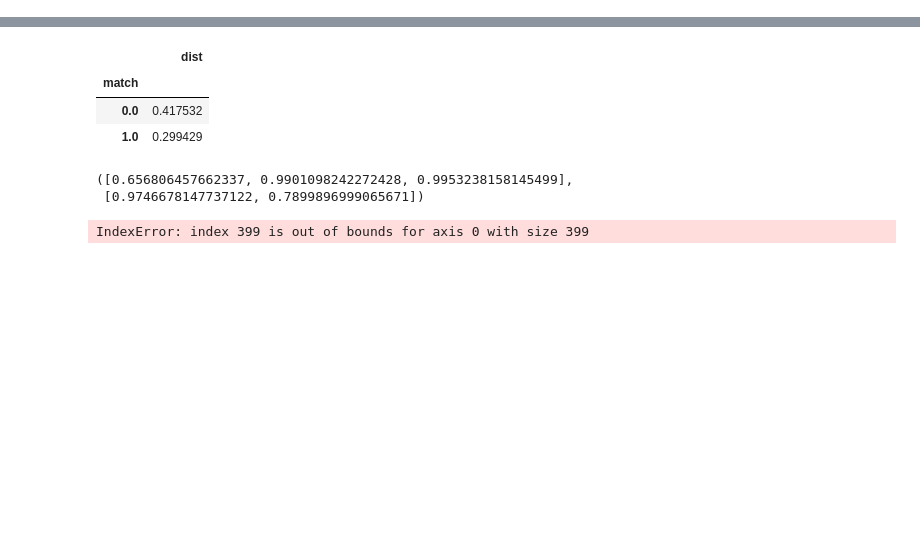
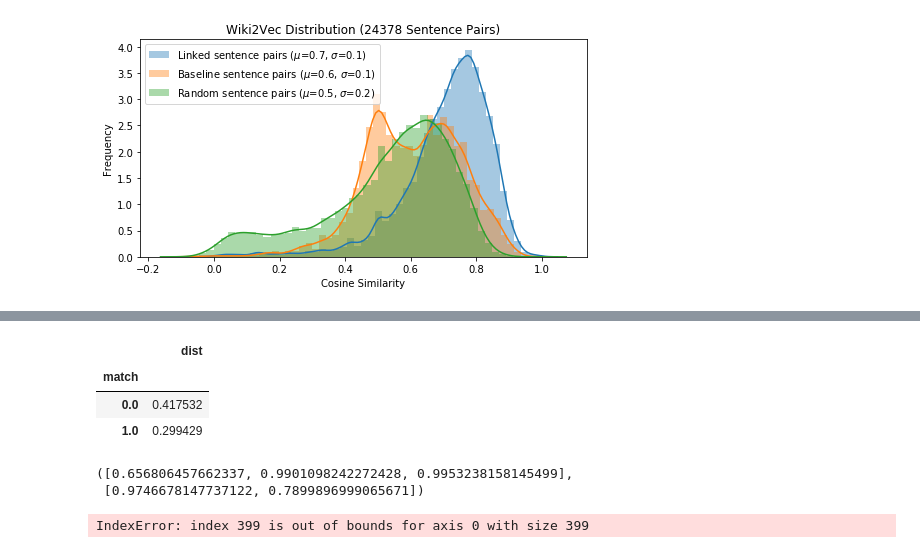
Before and after one commit to knowbodynos/wikontext, a Jupyter notebook: nb/sentences.ipynb, the cells around one changed output, grey strips where cells are left out. Saved outputs shown, nothing was run; the diff lists cells and outputs as text; code cells hidden in the pictures; blank space fills up the shorter version.

```diff
--- a/nb/sentences.ipynb
+++ b/nb/sentences.ipynb
@@ -192,0 +356,18 @@ sent_df = pd.read_csv(data_path + '/clickstream-enwiki-2018-08-sentences.tsv', s
+# %%
+X_3 = wiki2vec_vectors[[0, 3]].transpose((1, 0, 2)).reshape((wiki2vec_vectors.shape[1], 2000))[sent_df.match == 1]
+X_3 = np.concatenate([X_3, first_wiki2vec_sims[sent_df.match == 1].reshape((-1, 1))], axis = 1)
+# %%
+logreg = LogisticRegression(random_state = 0, solver = 'lbfgs',
+                            multi_class = 'multinomial').fit(X_train, y_train)
+logreg_y_pred = logreg.predict(X_test)
+# %%
+probs = logreg.predict_proba(X_test)[:, 1]
+min_len = min(probs[y_test == 1].size, probs[y_test == 0].size)
+
+linked_probs = np.random.choice(probs[y_test == 1], size = min_len)
+rand_probs = np.random.choice(probs[y_test == 0], size = min_len)
+first_probs = np.random.choice(logreg.predict_proba(X_3)[:, 1], size = min_len)
+# %%
+linked_sims = np.random.choice(X_test[y_test == 1][:, -1], size = min_len)
+rand_sims = np.random.choice(X_test[y_test == 0][:, -1], size = min_len)
+first_sims = np.random.choice(X_3[:, -1], size = min_len)
@@ -192,0 +465,18 @@ sent_df = pd.read_csv(data_path + '/clickstream-enwiki-2018-08-sentences.tsv', s
+# %%
+fig = plt.figure(figsize = (8, 4))
+mu = linked_sims.mean()
+sigma = linked_sims.std()
+sns.distplot(linked_sims, label = "Linked sentence pairs ($\mu$={:.1f}, $\sigma$={:.1f})".format(mu, sigma))
+mu = first_sims.mean()
+sigma = first_sims.std()
+sns.distplot(first_sims, label = "Baseline sentence pairs ($\mu$={:.1f}, $\sigma$={:.1f})".format(mu, sigma))
+mu = rand_sims.mean()
+sigma = rand_sims.std()
+sns.distplot(rand_sims, label = "Random sentence pairs ($\mu$={:.1f}, $\sigma$={:.1f})".format(mu, sigma))
+plt.legend()
+plt.title("Wiki2Vec Distribution ({} Sentence Pairs)".format(min_len))
+plt.xlabel("Cosine Similarity")
+plt.ylabel("Frequency")
+fig.savefig(eda_path + '/wiki2vec_dist_sims.png')
+# %% [output]
+[figure, added]
```
Also changed, not shown: parts of 48 cells of this notebook, 8 other files.
